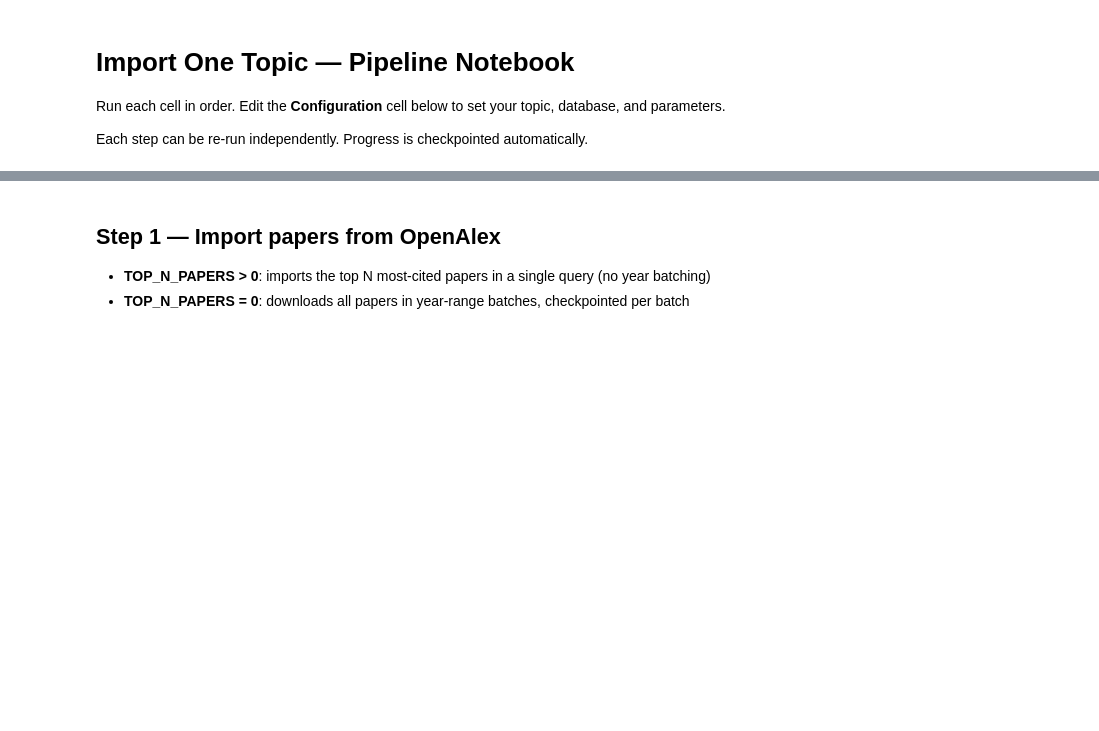
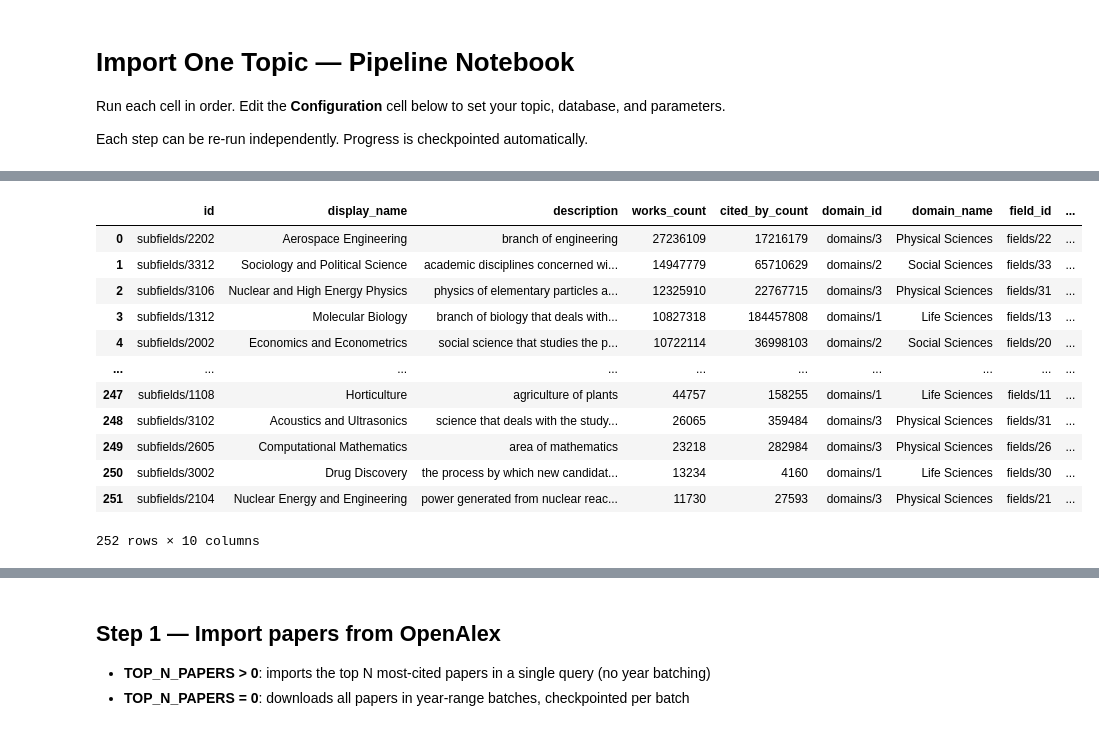
Before and after one commit to TomHirsch3000/mapo-2.0, a Jupyter notebook: arxiv-3d/import one topic.ipynb, the cells around one changed output, grey strips where cells are left out. Cells and saved outputs as stored; diff of their text form; code cells hidden in the pictures; blank space fills up the shorter version.

```diff
--- a/arxiv-3d/import one topic.ipynb
+++ b/arxiv-3d/import one topic.ipynb
@@ -6,0 +356,18 @@ Each step can be re-run independently. Progress is checkpointed automatically.
+# %%
+topic_counts = df_topics.groupby("subfield_id").size().rename("topic_count")
+df_subfields = df_subfields.join(topic_counts, on="id")
+df_subfields.sort_values("works_count", ascending=False)
+# %% [output]
+|  | id | display_name | description | works_count | cited_by_count | domain_id | domain_name | field_id | ... |
+| 0 | subfields/2202 | Aerospace Engineering | branch of engineering | 27236109 | 17216179 | domains/3 | Physical Sciences | fields/22 | ... |
+| 1 | subfields/3312 | Sociology and Political Science | academic disciplines concerned wi... | 14947779 | 65710629 | domains/2 | Social Sciences | fields/33 | ... |
+| 2 | subfields/3106 | Nuclear and High Energy Physics | physics of elementary particles a... | 12325910 | 22767715 | domains/3 | Physical Sciences | fields/31 | ... |
+| 3 | subfields/1312 | Molecular Biology | branch of biology that deals with... | 10827318 | 184457808 | domains/1 | Life Sciences | fields/13 | ... |
+| 4 | subfields/2002 | Economics and Econometrics | social science that studies the p... | 10722114 | 36998103 | domains/2 | Social Sciences | fields/20 | ... |
+| ... | ... | ... | ... | ... | ... | ... | ... | ... | ... |
+| 247 | subfields/1108 | Horticulture | agriculture of plants | 44757 | 158255 | domains/1 | Life Sciences | fields/11 | ... |
+| 248 | subfields/3102 | Acoustics and Ultrasonics | science that deals with the study... | 26065 | 359484 | domains/3 | Physical Sciences | fields/31 | ... |
+| 249 | subfields/2605 | Computational Mathematics | area of mathematics | 23218 | 282984 | domains/3 | Physical Sciences | fields/26 | ... |
+| 250 | subfields/3002 | Drug Discovery | the process by which new candidat... | 13234 | 4160 | domains/1 | Life Sciences | fields/30 | ... |
+| 251 | subfields/2104 | Nuclear Energy and Engineering | power generated from nuclear reac... | 11730 | 27593 | domains/3 | Physical Sciences | fields/21 | ... |
+252 rows × 10 columns
```
Also changed, not shown: parts of 14 cells of this notebook, 16 other files.
